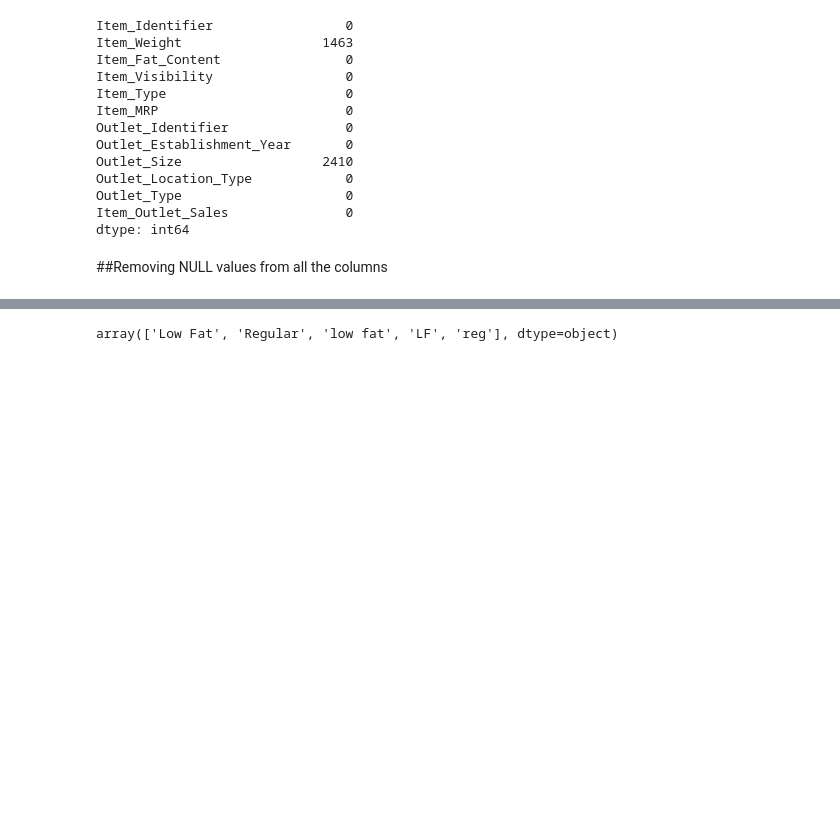
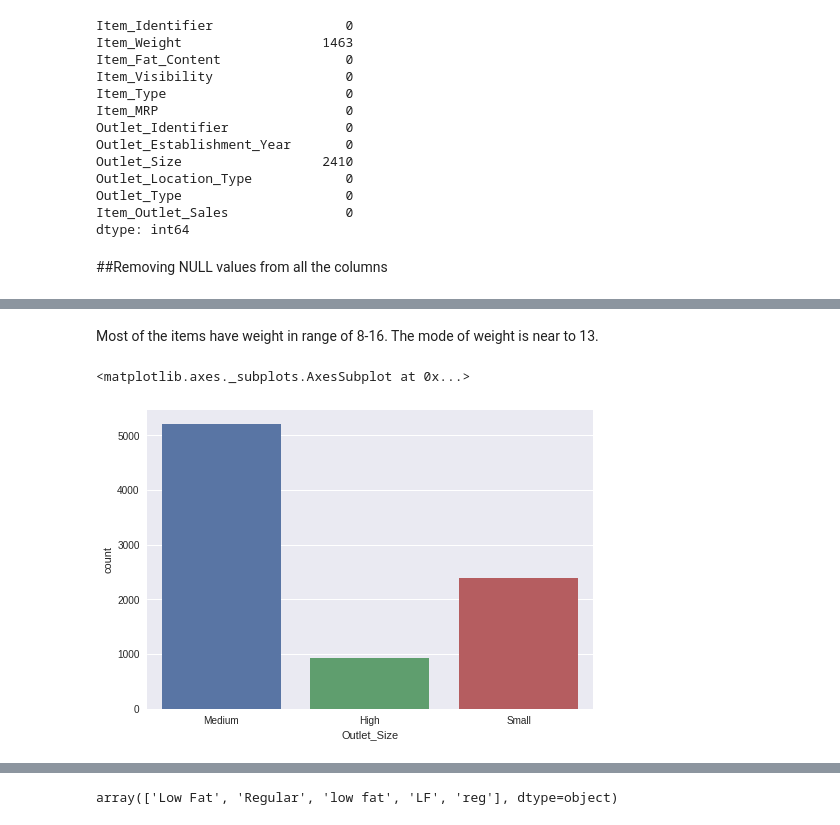
Before and after one commit to harekrishnamahto9872/Acadview, a Jupyter notebook: Big_Mart_Sales_Analysis.ipynb, the cells around one changed output, grey strips where cells are left out. Drawn from its saved outputs; the diff is of its cells as text; code cells hidden in the pictures; blank space fills up the shorter version.

```diff
--- a/Big_Mart_Sales_Analysis.ipynb
+++ b/Big_Mart_Sales_Analysis.ipynb
@@ -61,0 +150,8 @@ df['Outlet_Size']=df['Outlet_Size'].fillna('Medium')
+# %% [markdown]
+Most of the items have weight in range of 8-16.
+The mode of weight is near to 13.
+# %%
+sns.countplot(x='Outlet_Size',data=df)
+# %% [output]
+<matplotlib.axes._subplots.AxesSubplot at 0x...>
+[figure, added]
```
Also changed, not shown: parts of 96 cells of this notebook.
